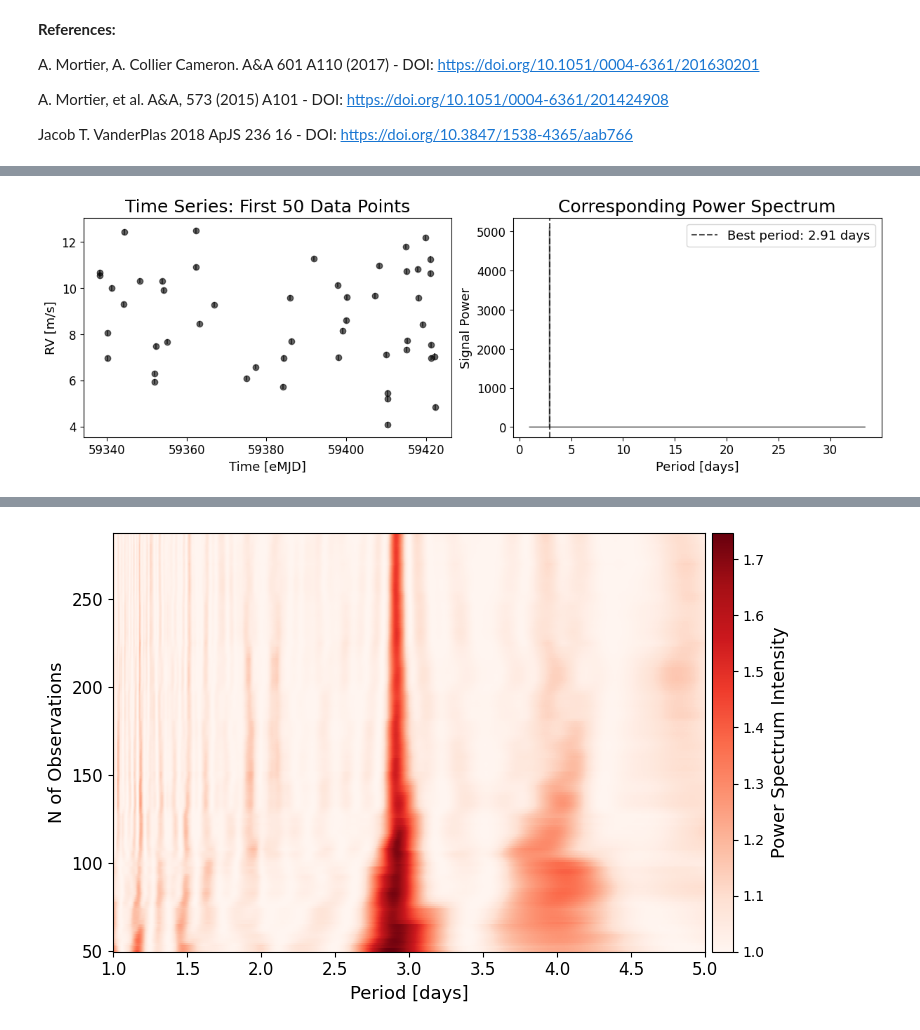
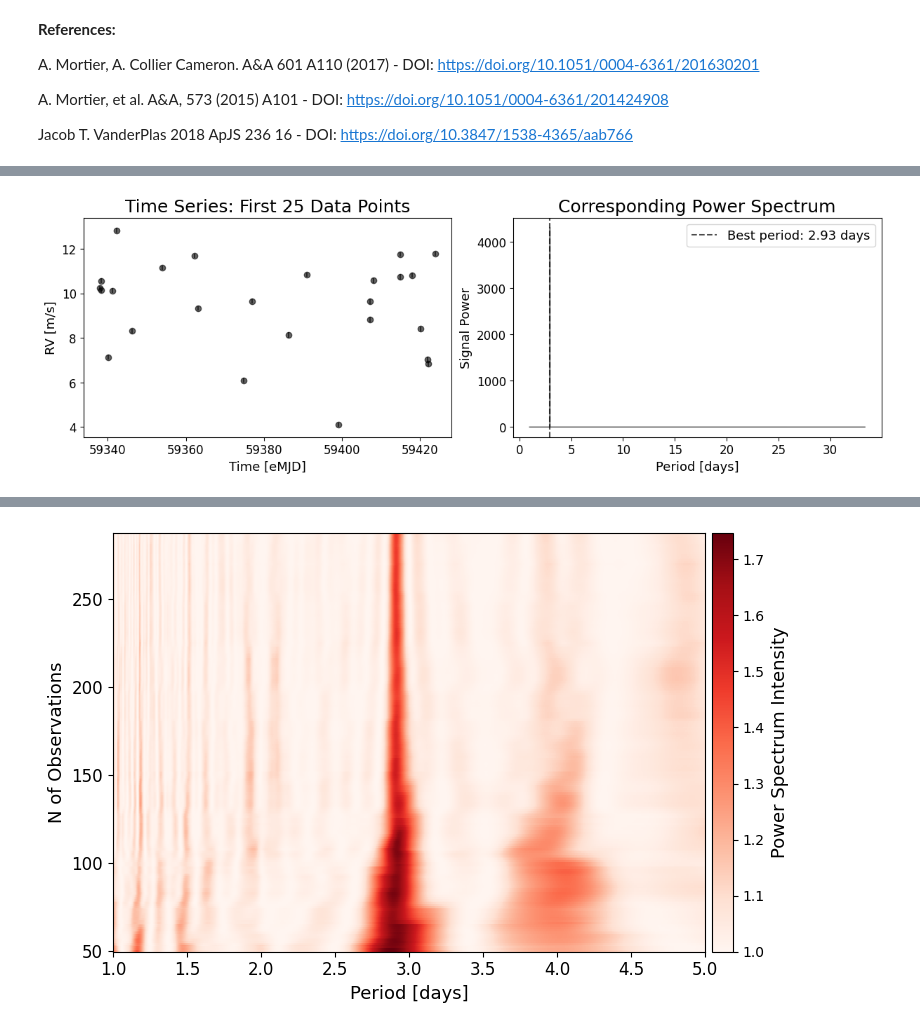
Before and after one commit to cleber-si/SBGLS-Implementation, a Jupyter notebook: Stacked_Periodogram.ipynb, the cells around one changed output, grey strips where cells are left out. Saved outputs shown, nothing was run; the diff lists cells and outputs as text; code cells hidden in the pictures.

```diff
--- a/Stacked_Periodogram.ipynb
+++ b/Stacked_Periodogram.ipynb
@@ -39,4 +48,4 @@ aux.plot_curve_and_periodogram(time, RV, RV_error, 50, periodogram_type='GLS', m
 # %%
-aux.plot_curve_and_periodogram(time, RV, RV_error, 50, periodogram_type='BGLS', mode='random')
+output2 = aux.plot_curve_and_periodogram(time, RV, RV_error, 25, periodogram_type='BGLS', mode='random')
 # %% [output]
-[figure, old version]
+[figure, new version]
```
Also changed, not shown: parts of 13 cells of this notebook, 1 other file.
